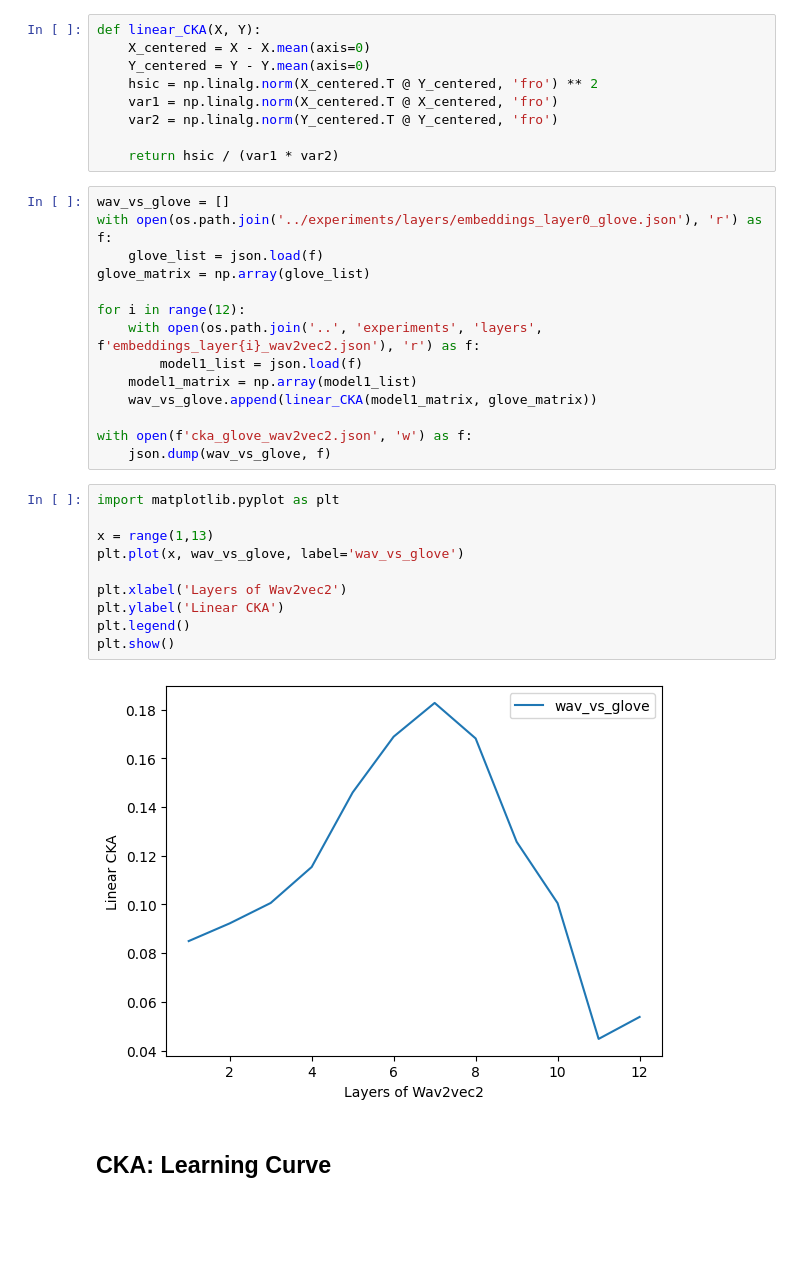
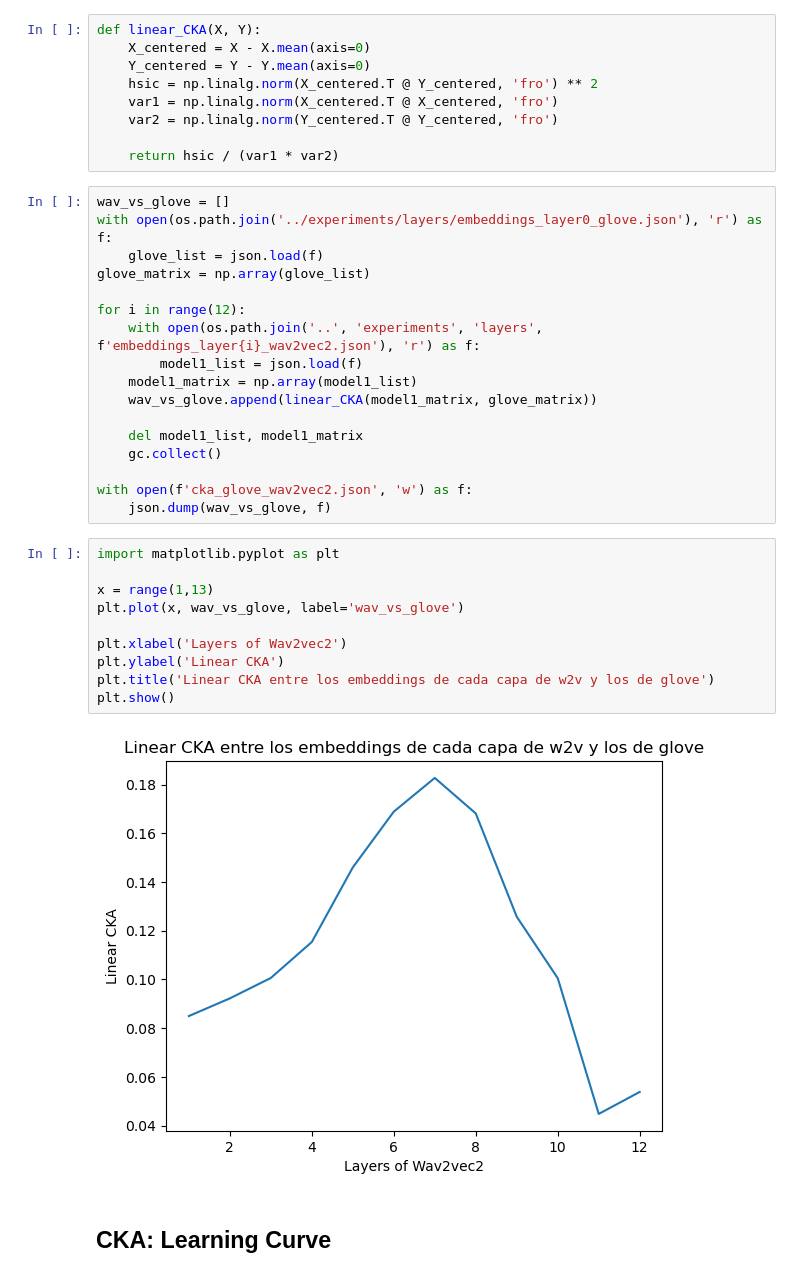
Before and after one commit to ceciliabolanos/layer-analysis, a Jupyter notebook: ankita_replicado.ipynb, the cells around one changed output. Cells and saved outputs as stored; diff of their text form; blank space fills up the shorter version.

```diff
--- a/ankita_replicado.ipynb
+++ b/ankita_replicado.ipynb
@@ -26,20 +27,23 @@ for i in range(12):
     model1_matrix = np.array(model1_list)
     wav_vs_glove.append(linear_CKA(model1_matrix, glove_matrix))
 
+    del model1_list, model1_matrix
+    gc.collect()
+
 with open(f'cka_glove_wav2vec2.json', 'w') as f:
     json.dump(wav_vs_glove, f)
 # %%
 import matplotlib.pyplot as plt
 
 x = range(1,13)
 plt.plot(x, wav_vs_glove, label='wav_vs_glove')
 
 plt.xlabel('Layers of Wav2vec2')
 plt.ylabel('Linear CKA')
-plt.legend()
+plt.title('Linear CKA entre los embeddings de cada capa de w2v y los de glove')
 plt.show()
 # %% [output]
-[figure, old version]
+[figure, new version]
 # %% [markdown]
 ## CKA: Learning Curve
 # %%
```
Also changed, not shown: parts of 13 cells of this notebook, 8 other files.
